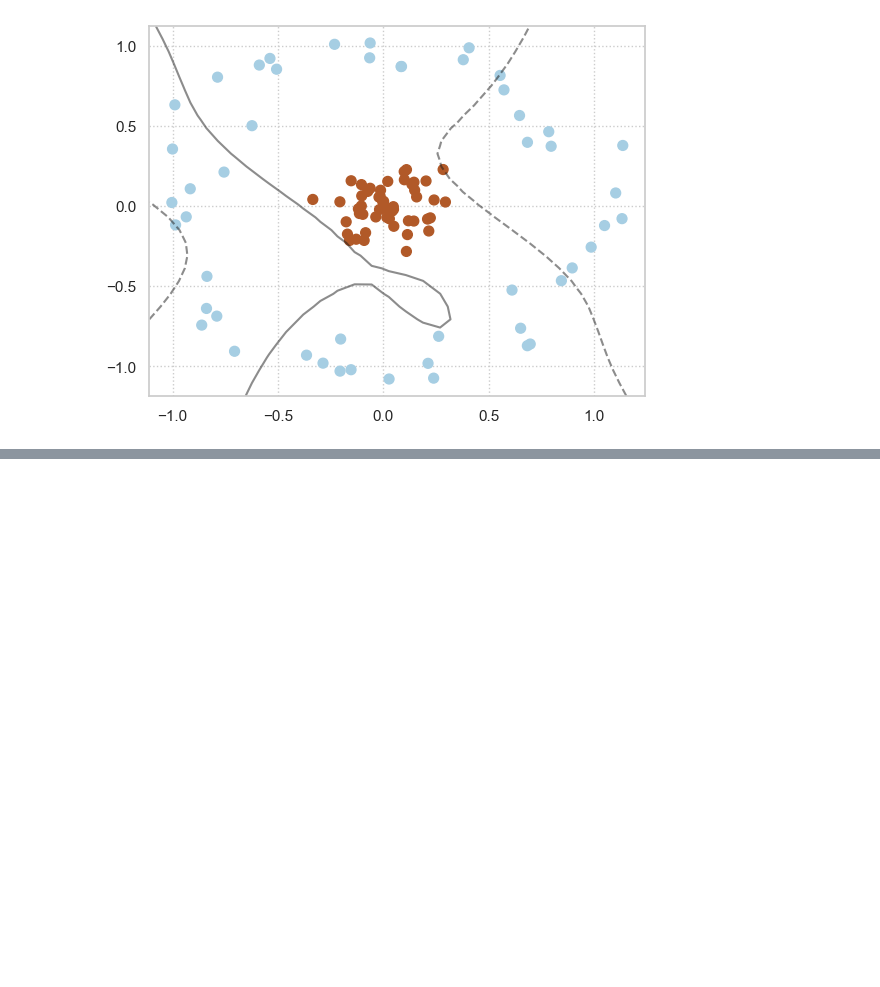
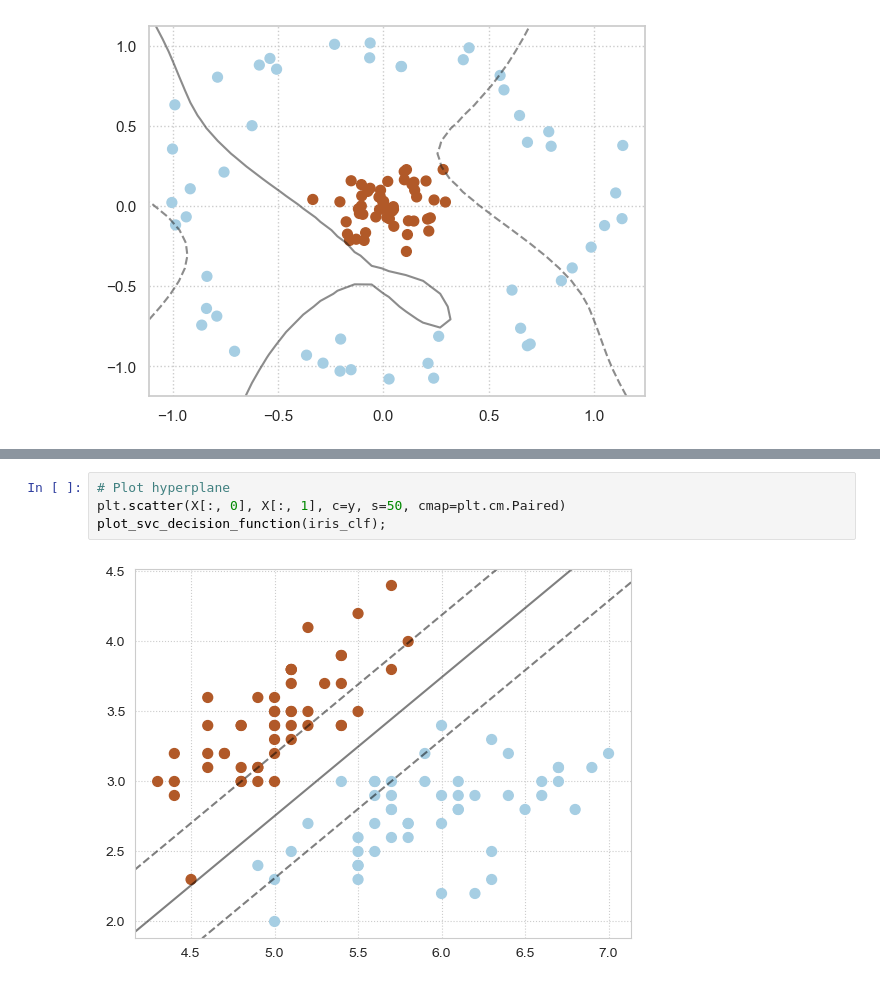
Before and after one commit to faizuddin/ISB46703, a Jupyter notebook: learning/supervised_classification_svm.ipynb, the cells around one changed output, grey strips where cells are left out. Drawn from its saved outputs; the diff is of its cells as text; blank space fills up the shorter version.

```diff
--- a/learning/supervised_classification_svm.ipynb
+++ b/learning/supervised_classification_svm.ipynb
@@ -185,0 +243,6 @@ plt.scatter(clf_sig.support_vectors_[:, 0], clf_sig.support_vectors_[:, 1], s=20
+# %%
+# Plot hyperplane
+plt.scatter(X[:, 0], X[:, 1], c=y, s=50, cmap=plt.cm.Paired)
+plot_svc_decision_function(iris_clf);
+# %% [output]
+[figure, added]
```
Also changed, not shown: parts of 10 cells of this notebook.
